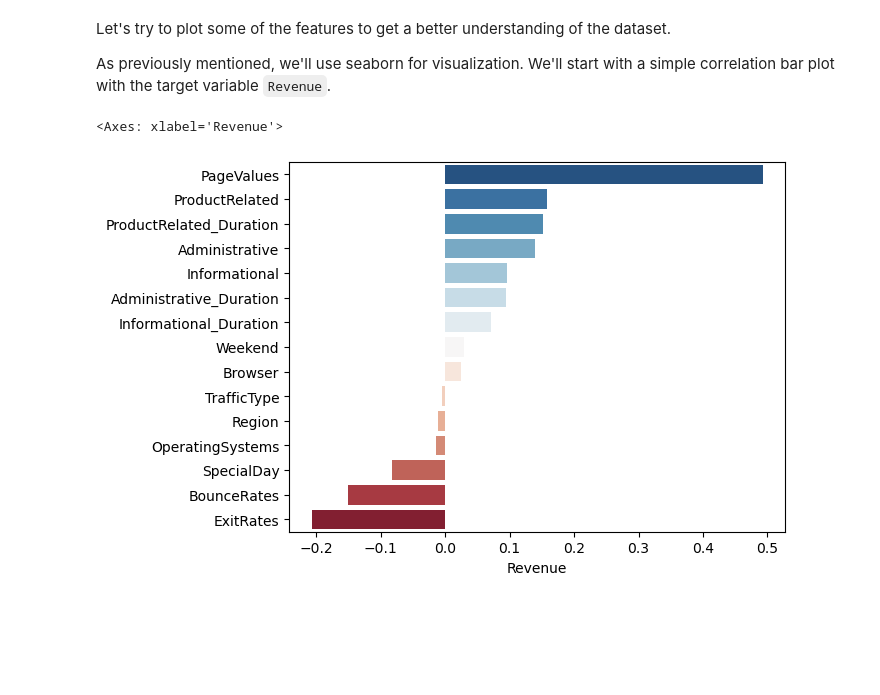
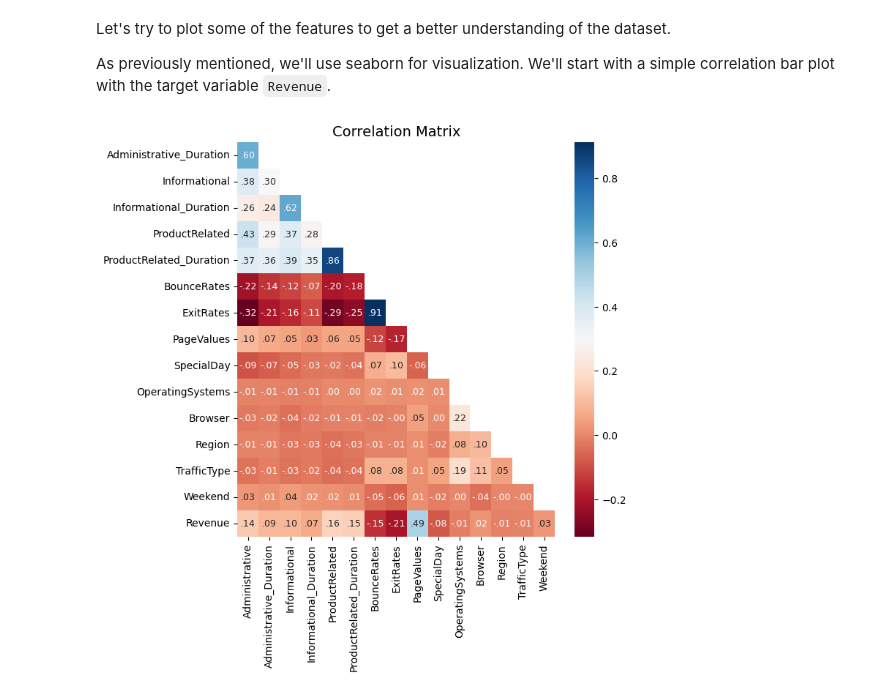
Before and after one commit to VsnGamer/ia-2022, a Jupyter notebook: A2/Assignment_2.ipynb, the cells around one changed output. Cells and saved outputs as stored; diff of their text form; code cells hidden in the pictures; blank space fills up the shorter version.

```diff
--- a/A2/Assignment_2.ipynb
+++ b/A2/Assignment_2.ipynb
@@ -63,16 +63,28 @@ data.describe()
 Let's try to plot some of the features to get a better understanding of the dataset.
 
 As previously mentioned, we'll use seaborn for visualization. We'll start with a simple correlation bar plot with the target variable `Revenue`.
-# %%
-import seaborn
-%matplotlib inline
-
-
-corr_matrix = data.corr(numeric_only=True).sort_values(
-    by='Revenue', ascending=False).drop('Revenue', axis=0)
-
-seaborn.barplot(x=corr_matrix['Revenue'],
-                y=corr_matrix.index, palette='RdBu_r')
-# %% [output]
-<Axes: xlabel='Revenue'>
-[figure, removed]
+# %%
+import seaborn
+import numpy as np
+
+%matplotlib inline
+
+def plot_correlation_matrix(data):
+    corr_matrix = data.corr(numeric_only=True)
+
+    # drop first row and last column
+    corr_matrix = corr_matrix.iloc[1:, :-1]
+
+    # only show the lower triangle of the matrix
+    mask = np.triu(np.ones_like(corr_matrix, dtype=bool), k=1) # k=1 to remove the diagonal
+
+    # this is just to make the numbers more compact by removing the leading zeros
+    annot = np.array([['' if m else f"{corr_matrix.iloc[i, j]:.2f}".lstrip('0').replace('-0','-') for j, m in enumerate(row)] for i, row in enumerate(mask)])
+
+    hm = seaborn.heatmap(corr_matrix, mask=mask, cmap='RdBu', annot=annot, fmt='', annot_kws={'size': 9})
+    hm.figure.set_size_inches(7, 7)
+    hm.set_title('Correlation Matrix', fontsize=14)
+
+plot_correlation_matrix(data)
+# %% [output]
+[figure, added]
```
Also changed, not shown: parts of 6 cells of this notebook.
